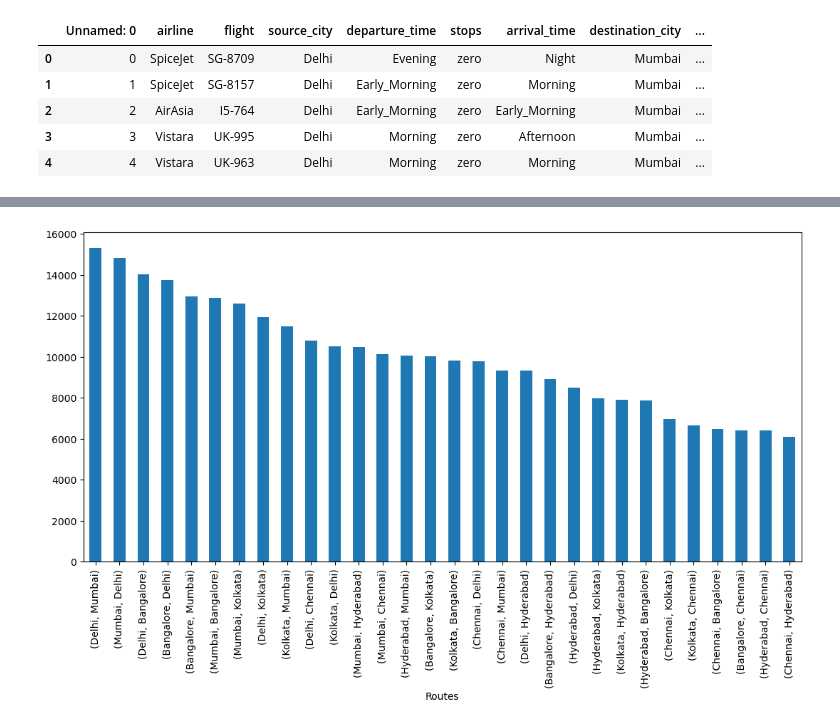
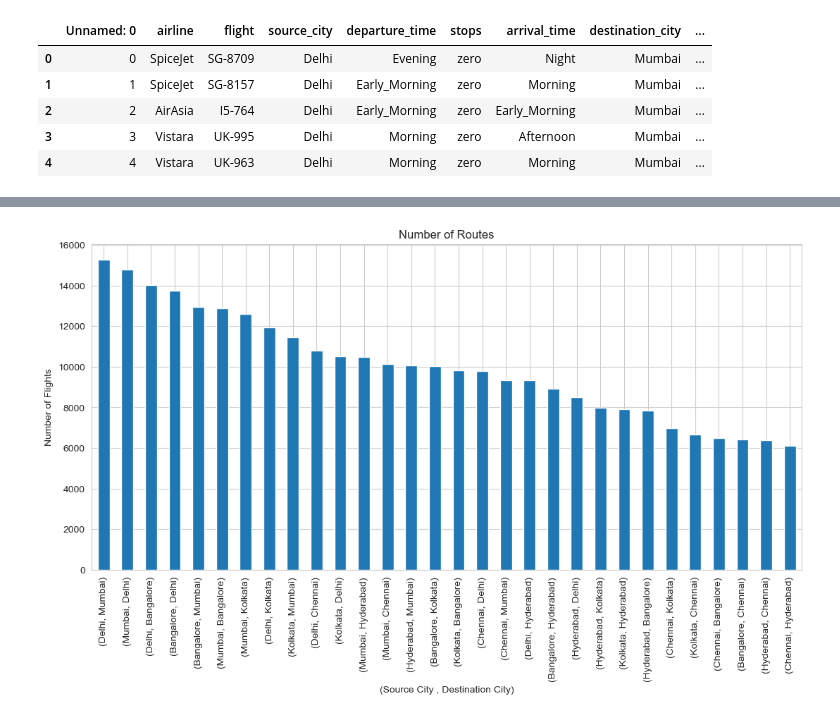
Before and after one commit to Parthraj1905/flight-ticket-price-prediction, a Jupyter notebook: Model.ipynb, the cells around one changed output, grey strips where cells are left out. Saved outputs shown, nothing was run; the diff lists cells and outputs as text; code cells hidden in the pictures.

```diff
--- a/Model.ipynb
+++ b/Model.ipynb
@@ -148,7 +126,10 @@ Name: count, dtype: int64
 # %%
+sns.set_style('whitegrid')
 plt.figure(figsize=(13,6))
 routes.plot(kind='bar')
-plt.xlabel('Routes')
+plt.title('Number of Routes')
+plt.ylabel('Number of Flights')
+plt.xlabel('(Source City , Destination City)')
 plt.show()
 # %% [output]
-[figure, old version]
+[figure, new version]
```
Also changed, not shown: parts of 6 cells of this notebook.
